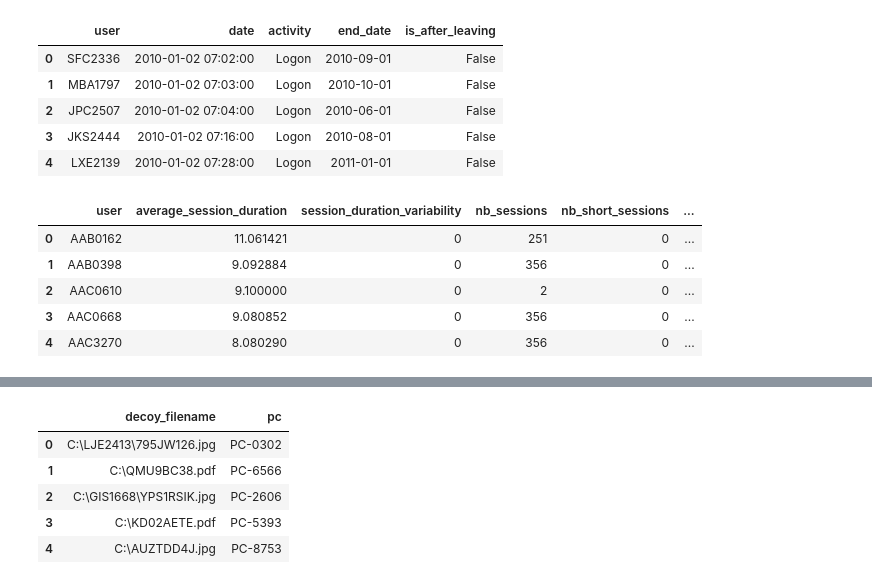
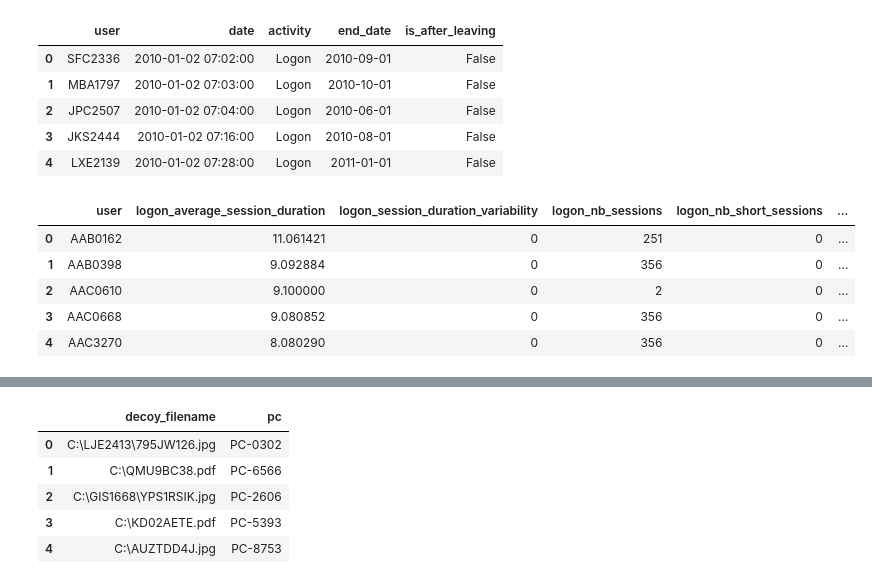
Before and after one commit to SamiKarboubi/CERT-Insider-Threat-Detection, a Jupyter notebook: features_extraction.ipynb, the cells around one changed output, grey strips where cells are left out. Saved outputs shown, nothing was run; the diff lists cells and outputs as text; code cells hidden in the pictures.

```diff
--- a/features_extraction.ipynb
+++ b/features_extraction.ipynb
@@ -317,39 +317,39 @@ nb_logon_after_left = logon_left.groupby('user').agg(
 ).reset_index()
 # %%
 features_sessions = sessions.groupby('user').agg(
-    average_session_duration     = ('duration_hours', 'mean'),
-    session_duration_variability = ('duration_hours', 'std'),
-    nb_sessions                  = ('duration_hours', 'count'),
-    nb_short_sessions            = ('duration_hours', lambda x: (x < 0.1).sum()),
+    logon_average_session_duration     = ('duration_hours', 'mean'),
+    logon_session_duration_variability = ('duration_hours', 'std'),
+    logon_nb_sessions                  = ('duration_hours', 'count'),
+    logon_nb_short_sessions            = ('duration_hours', lambda x: (x < 0.1).sum()),
 ).reset_index()
 
-features_sessions['ratio_short_sessions'] = (
-    features_sessions['nb_short_sessions'] / features_sessions['nb_sessions']
+features_sessions['logon_ratio_short_sessions'] = (
+    features_sessions['logon_nb_short_sessions'] / features_sessions['logon_nb_sessions']
 )
 
 logon_events['prev_activity'] = logon_events.groupby('user')['activity'].shift(1)
 logon_events['prev_pc']       = logon_events.groupby('user')['pc'].shift(1)
 
 suspicious_multipc = logon_events[
     (logon_events['activity'] == 'Logon') &
     (logon_events['prev_activity'] == 'Logon') &
     (logon_events['pc'] != logon_events['prev_pc'])
 ]
 
 multi_pc_users = suspicious_multipc['user'].unique()
 
-features_sessions['used_multi_pc_simultaneously'] = (
+features_sessions['logon_used_multi_pc_simultaneously'] = (
     features_sessions['user'].isin(multi_pc_users).astype(int)
 )
 
-features_sessions['session_duration_variability'] = (
-    features_sessions['session_duration_variability'].fillna(0).astype(int)
+features_sessions['logon_session_duration_variability'] = (
+    features_sessions['logon_session_duration_variability'].fillna(0).astype(int)
 )
 
 
 features_sessions.head()
 # %% [output]
-|  | user | average_session_duration | session_duration_variability | nb_sessions | nb_short_sessions | ... |
+|  | user | logon_average_session_duration | logon_session_duration_variability | logon_nb_sessions | logon_nb_short_sessions | ... |
 | 0 | AAB0162 | 11.061421 | 0 | 251 | 0 | ... |
 | 1 | AAB0398 | 9.092884 | 0 | 356 | 0 | ... |
 | 2 | AAC0610 | 9.100000 | 0 | 2 | 0 | ... |
```
Also changed, not shown: parts of 17 cells of this notebook.
